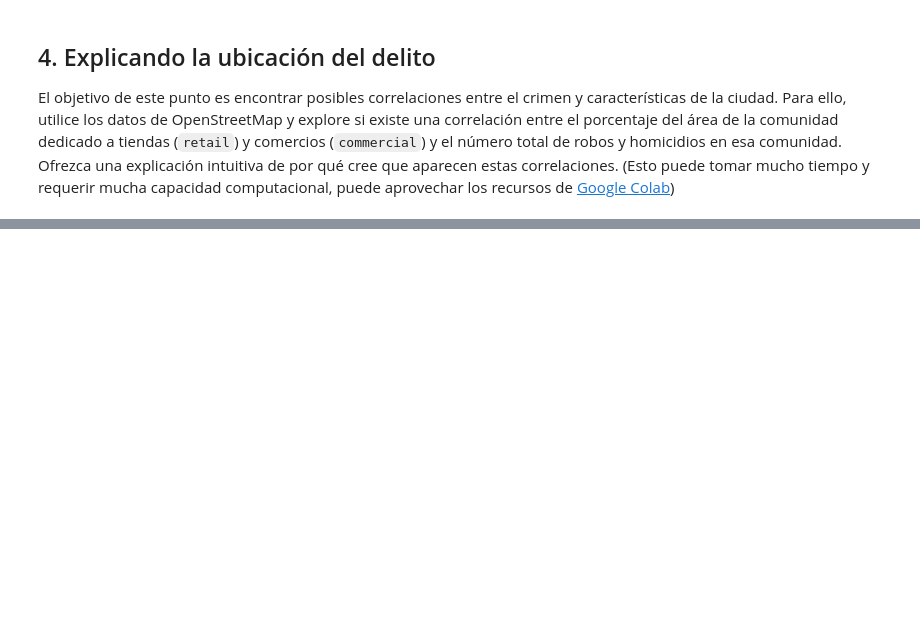
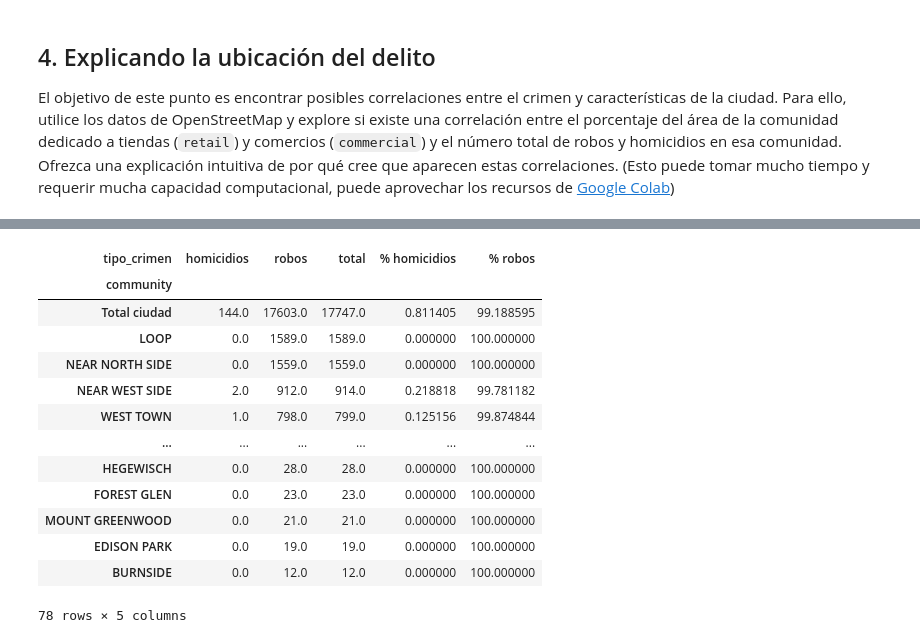
Before and after one commit to sebastian23escobar/Aprendizaje_no_supervisado, a Jupyter notebook: Taller4/S7_LC_Taller_Geograficos_KDE.ipynb, the cells around one changed output, grey strips where cells are left out. Saved outputs shown, nothing was run; the diff lists cells and outputs as text; code cells hidden in the pictures; blank space fills up the shorter version.

```diff
--- a/Taller4/S7_LC_Taller_Geograficos_KDE.ipynb
+++ b/Taller4/S7_LC_Taller_Geograficos_KDE.ipynb
@@ -502,0 +565,19 @@ El objetivo de este punto es encontrar posibles correlaciones  entre el crimen y
+# %%
+# ORDENAR TABLA DE MAYOR A MENOR
+tabla = tabla.sort_values(by = 'total', ascending = False)
+tabla
+# %% [output]
+| tipo_crimen | homicidios | robos | total | % homicidios | % robos |
+| community |  |  |  |  |  |
+| Total ciudad | 144.0 | 17603.0 | 17747.0 | 0.811405 | 99.188595 |
+| LOOP | 0.0 | 1589.0 | 1589.0 | 0.000000 | 100.000000 |
+| NEAR NORTH SIDE | 0.0 | 1559.0 | 1559.0 | 0.000000 | 100.000000 |
+| NEAR WEST SIDE | 2.0 | 912.0 | 914.0 | 0.218818 | 99.781182 |
+| WEST TOWN | 1.0 | 798.0 | 799.0 | 0.125156 | 99.874844 |
+| ... | ... | ... | ... | ... | ... |
+| HEGEWISCH | 0.0 | 28.0 | 28.0 | 0.000000 | 100.000000 |
+| FOREST GLEN | 0.0 | 23.0 | 23.0 | 0.000000 | 100.000000 |
+| MOUNT GREENWOOD | 0.0 | 21.0 | 21.0 | 0.000000 | 100.000000 |
+| EDISON PARK | 0.0 | 19.0 | 19.0 | 0.000000 | 100.000000 |
+| BURNSIDE | 0.0 | 12.0 | 12.0 | 0.000000 | 100.000000 |
+78 rows × 5 columns
```
Also changed, not shown: parts of 7 cells of this notebook.
